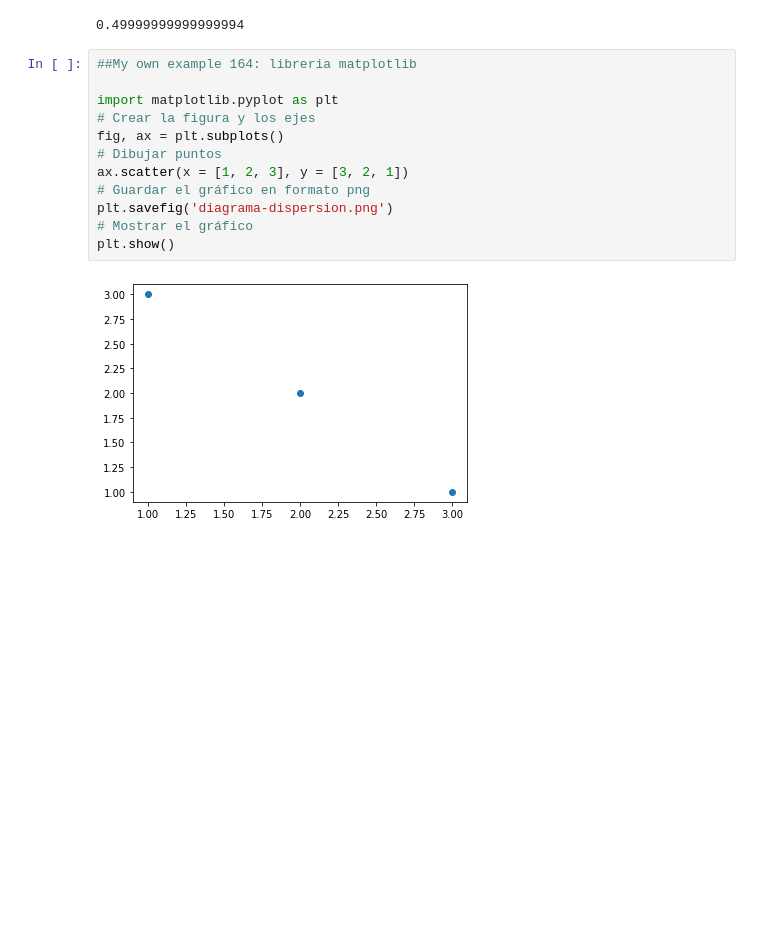
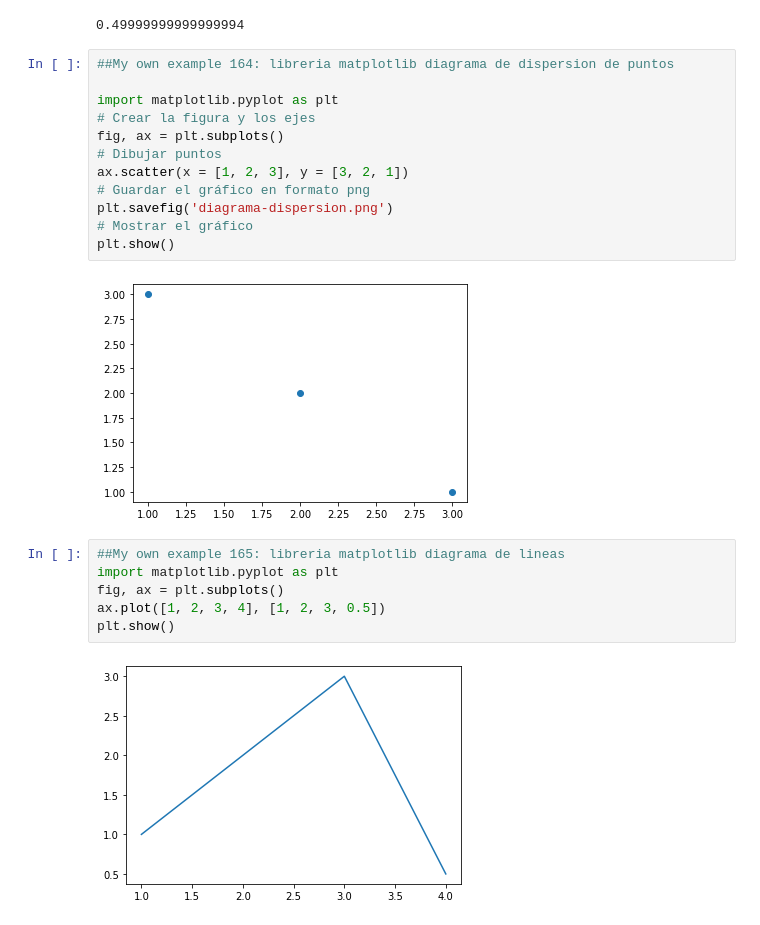
Before and after one commit to havelazcoay/AlgorithmsUN2021II, a Jupyter notebook: laboratorio_1.ipynb, the cells around one changed output. Saved outputs shown, nothing was run; the diff lists cells and outputs as text; blank space fills up the shorter version.

```diff
--- a/laboratorio_1.ipynb
+++ b/laboratorio_1.ipynb
@@ -1997,7 +1997,7 @@ print(sen(30))
 # %% [output]
 0.49999999999999994
 # %%
-##My own example 164: libreria matplotlib
+##My own example 164: libreria matplotlib diagrama de dispersion de puntos
 
 import matplotlib.pyplot as plt
 # Crear la figura y los ejes
@@ -2010,3 +2010,11 @@ plt.savefig('diagrama-dispersion.png')
 plt.show()
 # %% [output]
 [figure]
+# %%
+##My own example 165: libreria matplotlib diagrama de lineas
+import matplotlib.pyplot as plt
+fig, ax = plt.subplots()
+ax.plot([1, 2, 3, 4], [1, 2, 3, 0.5])
+plt.show()
+# %% [output]
+[figure, added]
```
Also changed, not shown: parts of 36 cells of this notebook.
